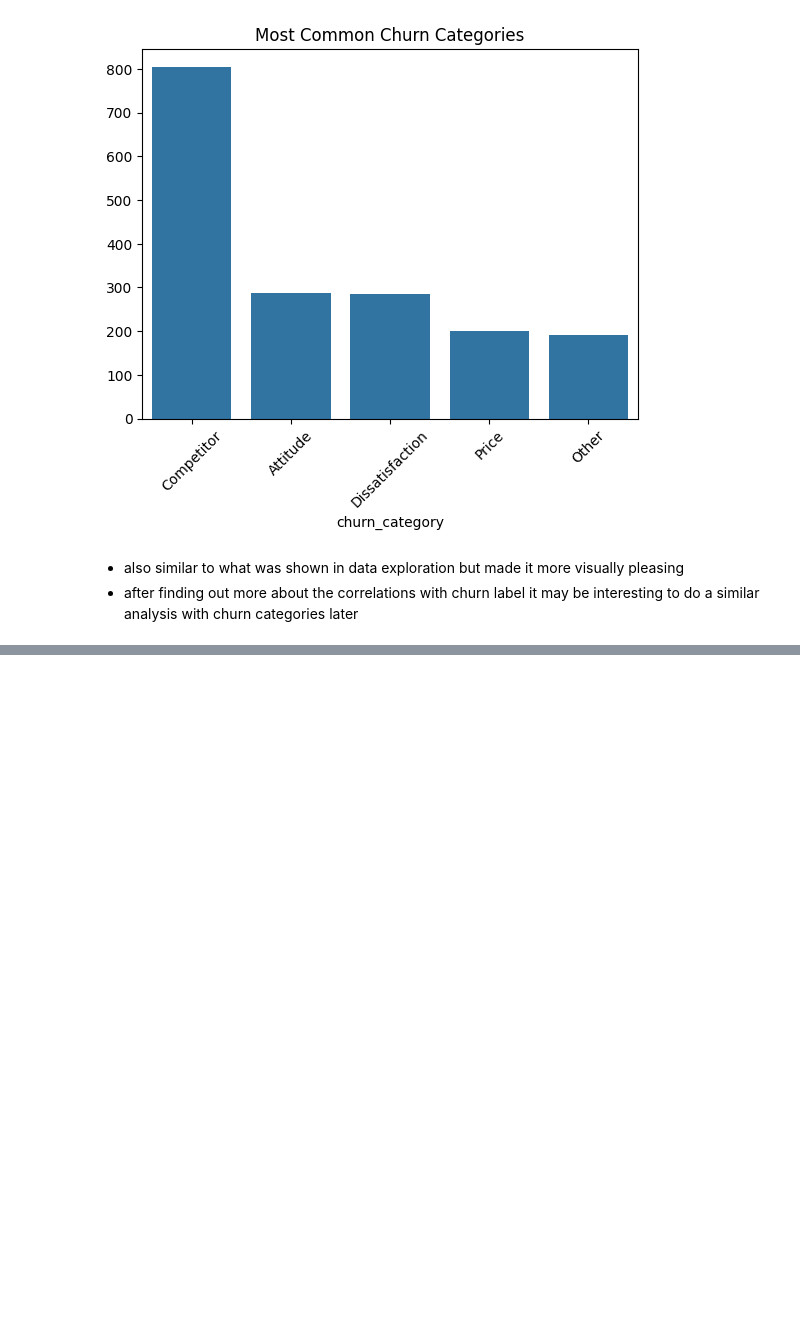
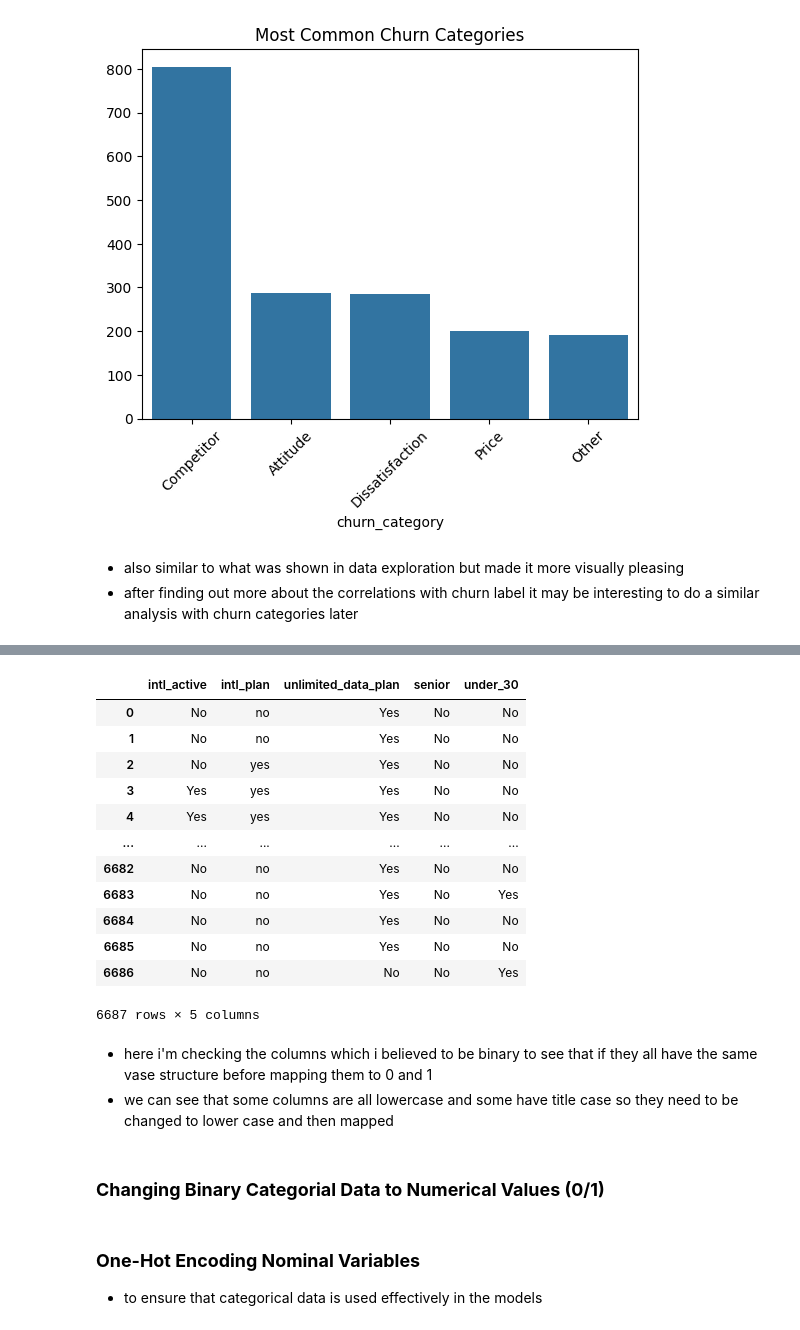
Before and after one commit to ELBrown11/Analyzing-Customer-Churn-using-Machine-Learning, a Jupyter notebook: CustomerChurn.ipynb, the cells around one changed output, grey strips where cells are left out. Cells and saved outputs as stored; diff of their text form; code cells hidden in the pictures; blank space fills up the shorter version.

Commit message:
v4: modeling and preprocessing

```diff
--- a/CustomerChurn.ipynb
+++ b/CustomerChurn.ipynb
@@ -257,0 +275,24 @@ Name: count, dtype: int64
+# %%
+data['churn_category'] = data['churn_category'].fillna('non-churner')
+data['churn_reason'] = data['churn_reason'].fillna('non-churner')
+# %%
+data[['intl_active', 'intl_plan', 'unlimited_data_plan', 'senior', 'under_30']]
+# %% [output]
+|  | intl_active | intl_plan | unlimited_data_plan | senior | under_30 |
+| 0 | No | no | Yes | No | No |
+| 1 | No | no | Yes | No | No |
+| 2 | No | yes | Yes | No | No |
+| 3 | Yes | yes | Yes | No | No |
+| 4 | Yes | yes | Yes | No | No |
+| ... | ... | ... | ... | ... | ... |
+| 6682 | No | no | Yes | No | No |
+| 6683 | No | no | Yes | No | Yes |
+| 6684 | No | no | Yes | No | No |
+| 6685 | No | no | Yes | No | No |
+| 6686 | No | no | No | No | Yes |
+6687 rows × 5 columns
+# %% [markdown]
+- here i'm checking the columns which i believed to be binary to see that if they all have the same vase structure before mapping them to 0 and 1
+- we can see that some columns are all lowercase and some have title case so they need to be changed to lower case and then mapped
+# %% [markdown]
+### **Changing Binary Categorial Data to Numerical Values (0/1)**
@@ -257,0 +304,3 @@ Name: count, dtype: int64
+# %% [markdown]
+### **One-Hot Encoding Nominal Variables**
+- to ensure that categorical data is used effectively in the models
```
Also changed, not shown: parts of 18 cells of this notebook.
